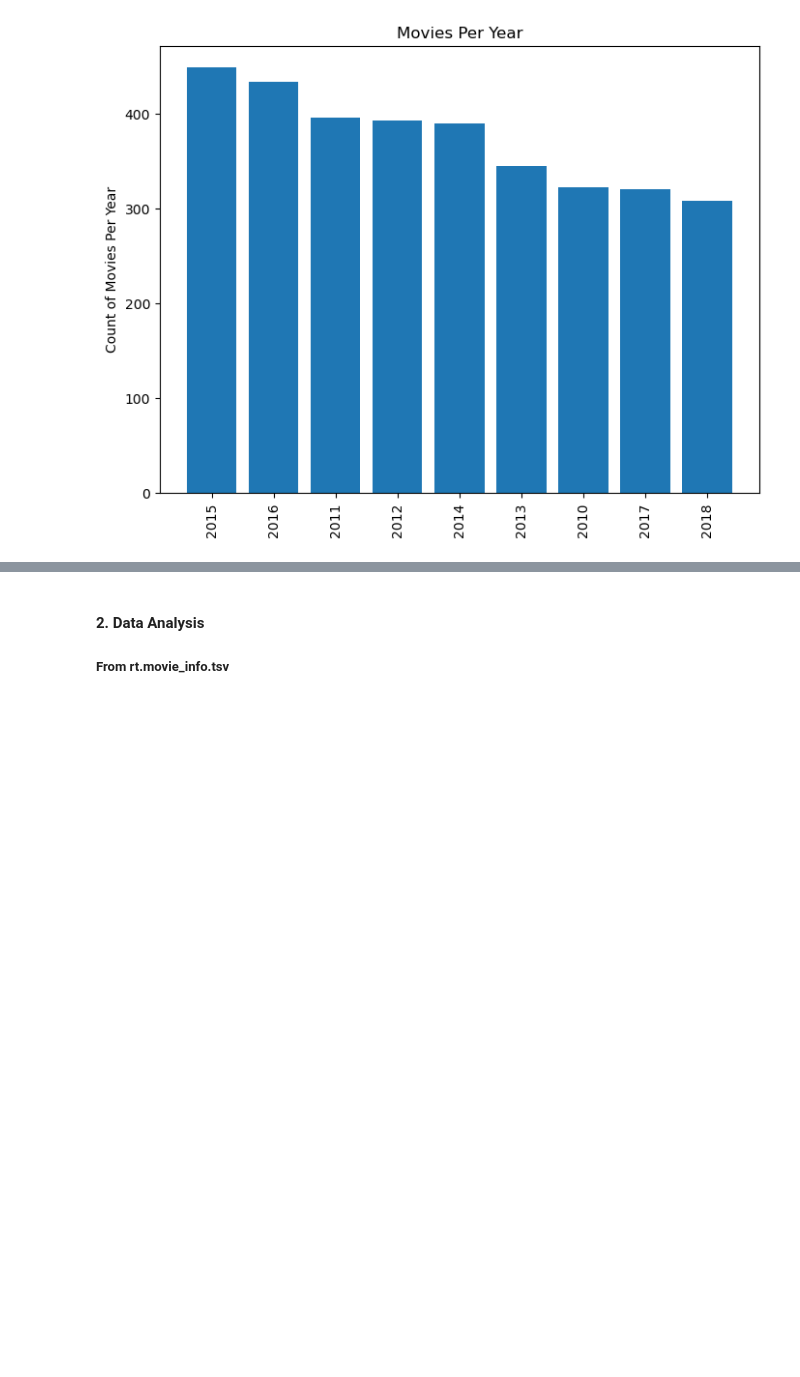
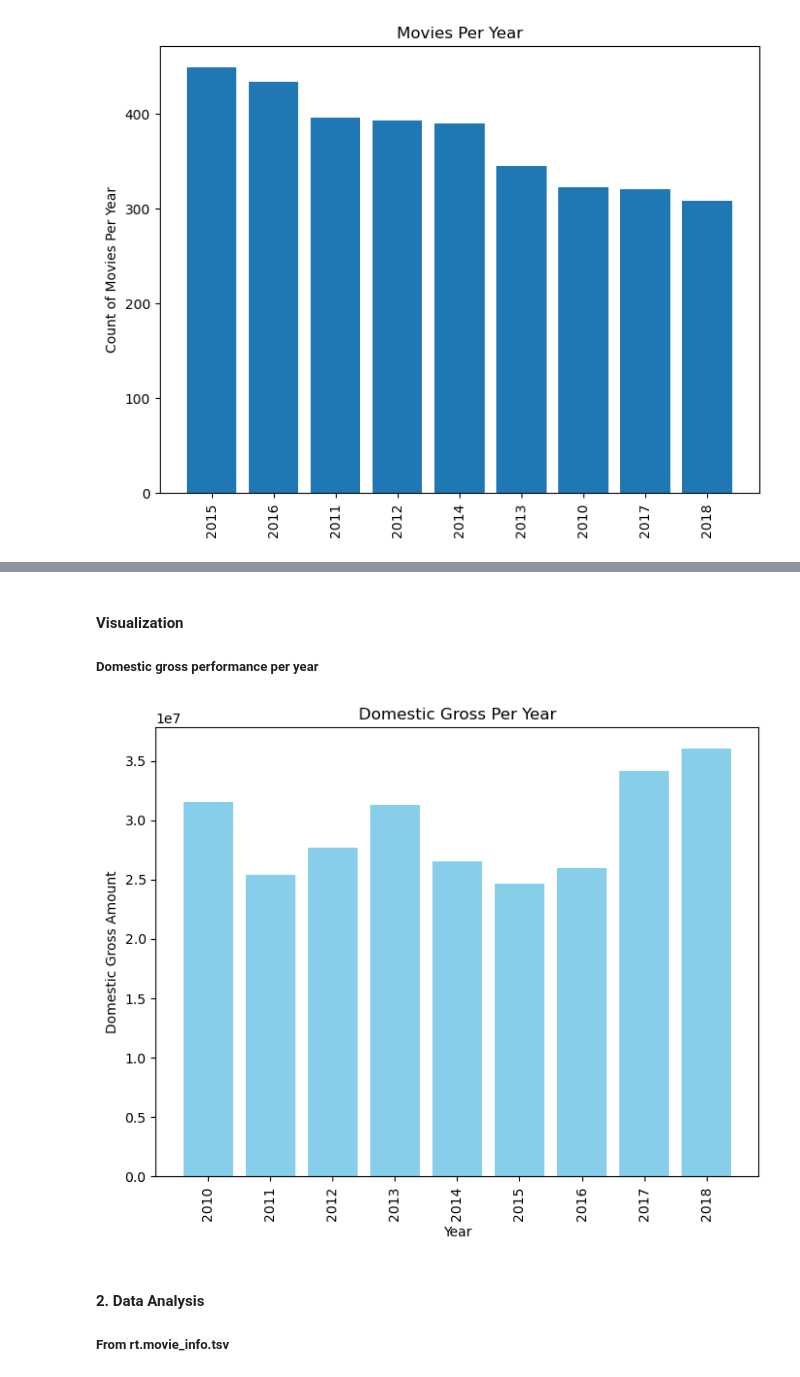
Before and after one commit to jgatharia/DS_Phase_1_Project, a Jupyter notebook: index.ipynb, the cells around one changed output, grey strips where cells are left out. Saved outputs shown, nothing was run; the diff lists cells and outputs as text; code cells hidden in the pictures; blank space fills up the shorter version.

Commit message:
first line graph

```diff
--- a/index.ipynb
+++ b/index.ipynb
@@ -254,3 +269,21 @@ ax1.set_title("Movies Per Year");
+# %% [markdown]
+#### Visualization
+##### Domestic gross performance per year
+# %%
+fig, ax1 = plt.subplots(figsize=(8, 6))
+
+# Create variables for easier reuse
+grouped = cleaned_movie_gross.groupby(['year'])['domestic_gross'].mean().reset_index()
+
+# Plot data
+ax1.bar(grouped['year'], grouped['domestic_gross'], color='skyblue')
+# Customize appearance
+ax1.tick_params(axis="x", labelrotation=90)
+ax1.set_xlabel("Year")
+ax1.set_ylabel("Domestic Gross Amount")
+ax1.set_title("Domestic Gross Per Year");
+# %% [output]
+[figure, added]
 # %% [markdown]
 #### 2. Data Analysis
 ##### From rt.movie_info.tsv
```
Also changed, not shown: parts of 2 cells of this notebook.
